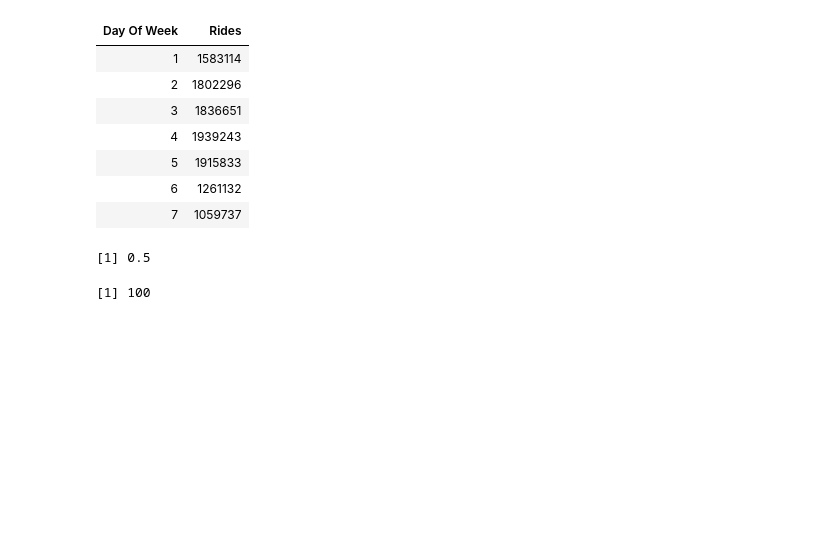
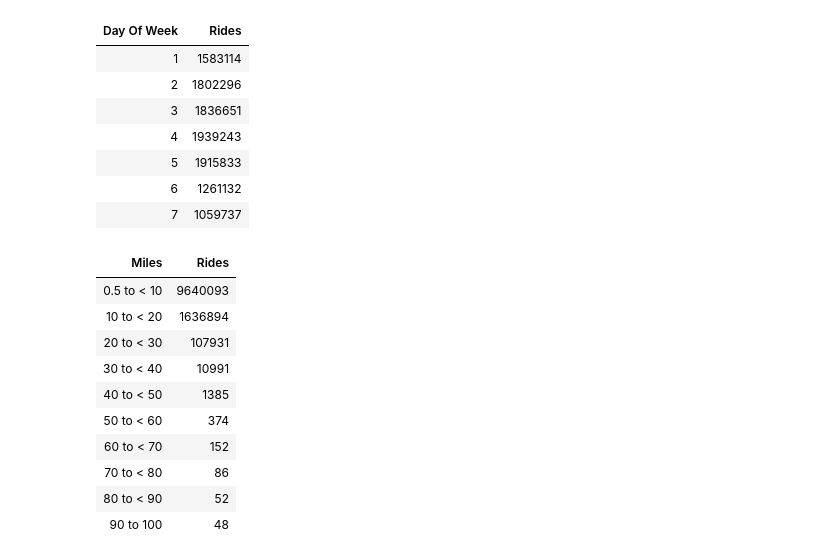
Before and after one commit to Rg3n0v4/bigYellowTaxi, a Jupyter notebook: ScrapNotebook.ipynb, the cells around one changed output. Saved outputs shown, nothing was run; the diff lists cells and outputs as text; code cells hidden in the pictures; blank space fills up the shorter version.

Commit message:
Added time binned

```diff
--- a/ScrapNotebook.ipynb
+++ b/ScrapNotebook.ipynb
@@ -218,8 +240,37 @@ noFilter_byDayOfWeek
 | 7 | 1059737 |
 # %%
 #Aggregate by binned mileage
-print(min(data$Trip.Miles))
-max(data$Trip.Miles)
+
+#Add to global
+mile_bin <- c("0.5 to < 10", "10 to < 20", "20 to < 30", "30 to < 40", "40 to < 50", "50 to < 60", "60 to < 70", "70 to < 80", "80 to < 90", "90 to 100")
+
+#Actual code to get data frame
+bin_data = data.frame(updateData)
+bin_data$Mile_Bin <- NA
+bin_data$Mile_Bin[bin_data$Trip.Miles >= 0.5 & bin_data$Trip.Miles < 10] <- mile_bin[1]
+bin_data$Mile_Bin[bin_data$Trip.Miles >= 10 & bin_data$Trip.Miles < 20] <- mile_bin[2]
+bin_data$Mile_Bin[bin_data$Trip.Miles >= 20 & bin_data$Trip.Miles < 30] <- mile_bin[3]
+bin_data$Mile_Bin[bin_data$Trip.Miles >= 30 & bin_data$Trip.Miles < 40] <- mile_bin[4]
+bin_data$Mile_Bin[bin_data$Trip.Miles >= 40 & bin_data$Trip.Miles < 50] <- mile_bin[5]
+bin_data$Mile_Bin[bin_data$Trip.Miles >= 50 & bin_data$Trip.Miles < 60] <- mile_bin[6]
+bin_data$Mile_Bin[bin_data$Trip.Miles >= 60 & bin_data$Trip.Miles < 70] <- mile_bin[7]
+bin_data$Mile_Bin[bin_data$Trip.Miles >= 70 & bin_data$Trip.Miles < 80] <- mile_bin[8]
+bin_data$Mile_Bin[bin_data$Trip.Miles >= 80 & bin_data$Trip.Miles < 90] <- mile_bin[9]
+bin_data$Mile_Bin[bin_data$Trip.Miles >= 90 & bin_data$Trip.Miles <= 100] <- mile_bin[10]
+bin_data$Mile_Bin <- as.factor(bin_data$Mile_Bin)
+
+noFilter_byBinnedMileage <- aggregate(bin_data[,1], by=list(bin_data$Mile_Bin), FUN=length)
+colnames(noFilter_byBinnedMileage) <- c("Miles", "Rides")
+noFilter_byBinnedMileage
 # %% [output]
-[1] 0.5
-[1] 100
+| Miles | Rides |
+| 0.5 to < 10 | 9640093 |
+| 10 to < 20 | 1636894 |
+| 20 to < 30 | 107931 |
+| 30 to < 40 | 10991 |
+| 40 to < 50 | 1385 |
+| 50 to < 60 | 374 |
+| 60 to < 70 | 152 |
+| 70 to < 80 | 86 |
+| 80 to < 90 | 52 |
+| 90 to 100 | 48 |
```
Also changed, not shown: parts of 6 cells of this notebook.
